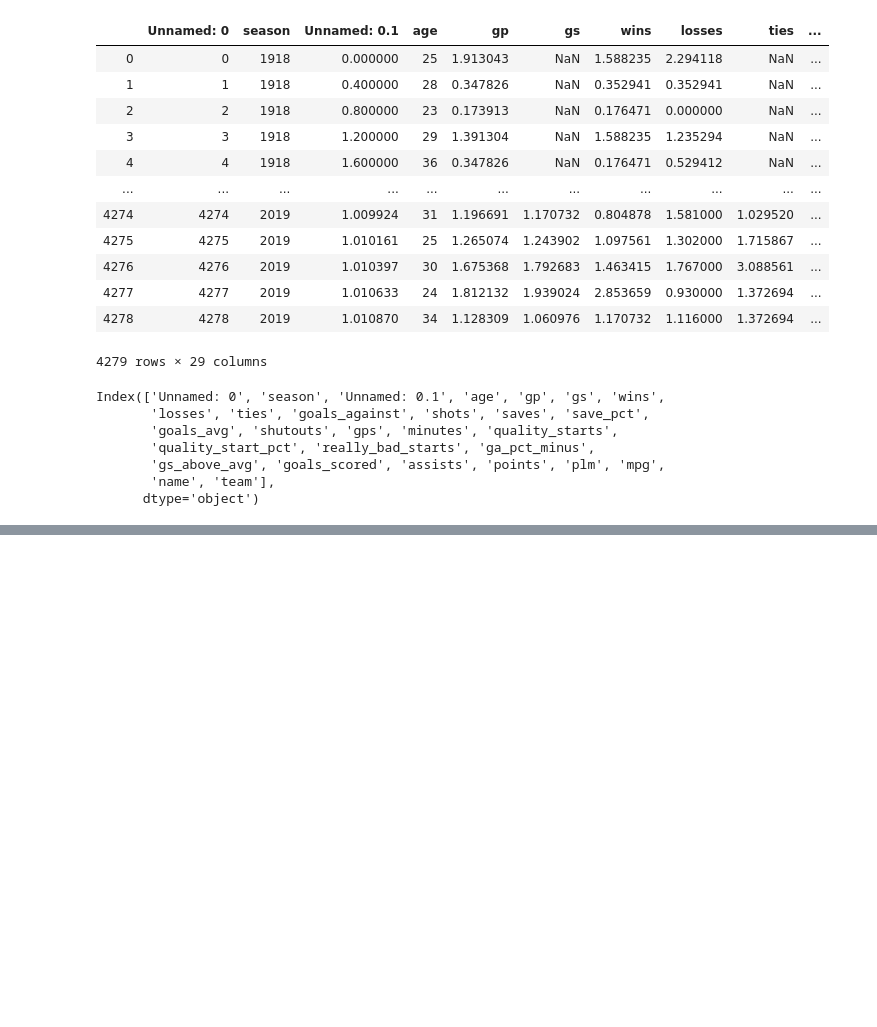
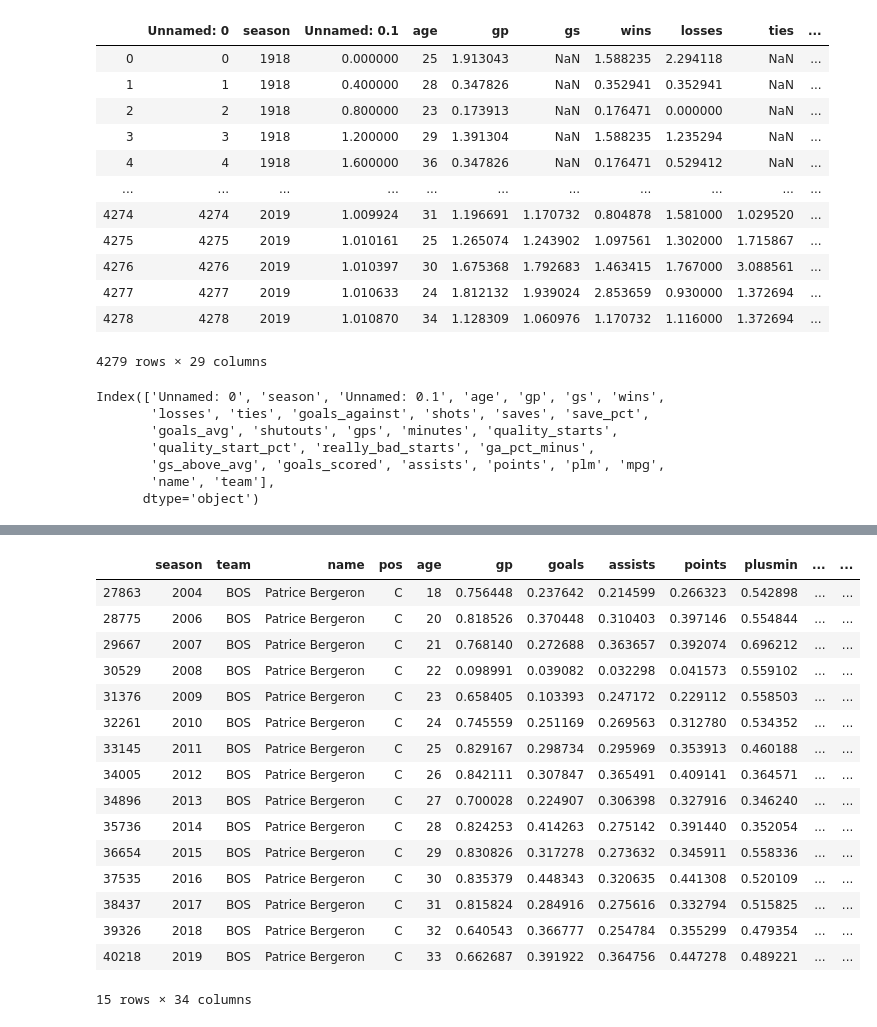
Before and after one commit to ArielJosephCohen/nhl_nba_teammate_effects, a Jupyter notebook: EDA.ipynb, the cells around one changed output, grey strips where cells are left out. Drawn from its saved outputs; the diff is of its cells as text; code cells hidden in the pictures; blank space fills up the shorter version.

```diff
--- a/EDA.ipynb
+++ b/EDA.ipynb
@@ -583,11 +598,0 @@ team_skaters2
-# %%
-weird_list2={}
-for i in range(len(team_skaters_all)):
-    if team_skaters_all.pos[i] not in ['C','LW','RW','D']:
-        weird_list2[team_skaters_all.name[i]]=team_skaters_all.pos[i]
-# %%
-for key,val in weird_list2.items():
-    if 'D' in val.split("/"):
-        print(key,val)
-    else:
-        weird_list2[key]='F'
@@ -655,3 +640,5 @@ weird_list2
+# %%
+weird_list2['Clarence MacKenzie']='F'
 # %%
 weird_list2['Rick Nash']='LW'
 weird_list2['Alexandre Burrows']='RW'
@@ -818,0 +787,20 @@ team_skaters_all2[(team_skaters_all2.team=='TOT')&(team_skaters_all2.final_mean_
+# %%
+team_skaters_all2[(team_skaters_all2.name=='Patrice Bergeron')]
+# %% [output]
+|  | season | team | name | pos | age | gp | goals | assists | points | plusmin | ... | ... |
+| 27863 | 2004 | BOS | Patrice Bergeron | C | 18 | 0.756448 | 0.237642 | 0.214599 | 0.266323 | 0.542898 | ... | ... |
+| 28775 | 2006 | BOS | Patrice Bergeron | C | 20 | 0.818526 | 0.370448 | 0.310403 | 0.397146 | 0.554844 | ... | ... |
+| 29667 | 2007 | BOS | Patrice Bergeron | C | 21 | 0.768140 | 0.272688 | 0.363657 | 0.392074 | 0.696212 | ... | ... |
+| 30529 | 2008 | BOS | Patrice Bergeron | C | 22 | 0.098991 | 0.039082 | 0.032298 | 0.041573 | 0.559102 | ... | ... |
+| 31376 | 2009 | BOS | Patrice Bergeron | C | 23 | 0.658405 | 0.103393 | 0.247172 | 0.229112 | 0.558503 | ... | ... |
+| 32261 | 2010 | BOS | Patrice Bergeron | C | 24 | 0.745559 | 0.251169 | 0.269563 | 0.312780 | 0.534352 | ... | ... |
+| 33145 | 2011 | BOS | Patrice Bergeron | C | 25 | 0.829167 | 0.298734 | 0.295969 | 0.353913 | 0.460188 | ... | ... |
+| 34005 | 2012 | BOS | Patrice Bergeron | C | 26 | 0.842111 | 0.307847 | 0.365491 | 0.409141 | 0.364571 | ... | ... |
+| 34896 | 2013 | BOS | Patrice Bergeron | C | 27 | 0.700028 | 0.224907 | 0.306398 | 0.327916 | 0.346240 | ... | ... |
+| 35736 | 2014 | BOS | Patrice Bergeron | C | 28 | 0.824253 | 0.414263 | 0.275142 | 0.391440 | 0.352054 | ... | ... |
+| 36654 | 2015 | BOS | Patrice Bergeron | C | 29 | 0.830826 | 0.317278 | 0.273632 | 0.345911 | 0.558336 | ... | ... |
+| 37535 | 2016 | BOS | Patrice Bergeron | C | 30 | 0.835379 | 0.448343 | 0.320635 | 0.441308 | 0.520109 | ... | ... |
+| 38437 | 2017 | BOS | Patrice Bergeron | C | 31 | 0.815824 | 0.284916 | 0.275616 | 0.332794 | 0.515825 | ... | ... |
+| 39326 | 2018 | BOS | Patrice Bergeron | C | 32 | 0.640543 | 0.366777 | 0.254784 | 0.355299 | 0.479354 | ... | ... |
+| 40218 | 2019 | BOS | Patrice Bergeron | C | 33 | 0.662687 | 0.391922 | 0.364756 | 0.447278 | 0.489221 | ... | ... |
+15 rows × 34 columns
```
Also changed, not shown: parts of 30 cells of this notebook, 9 other files.
